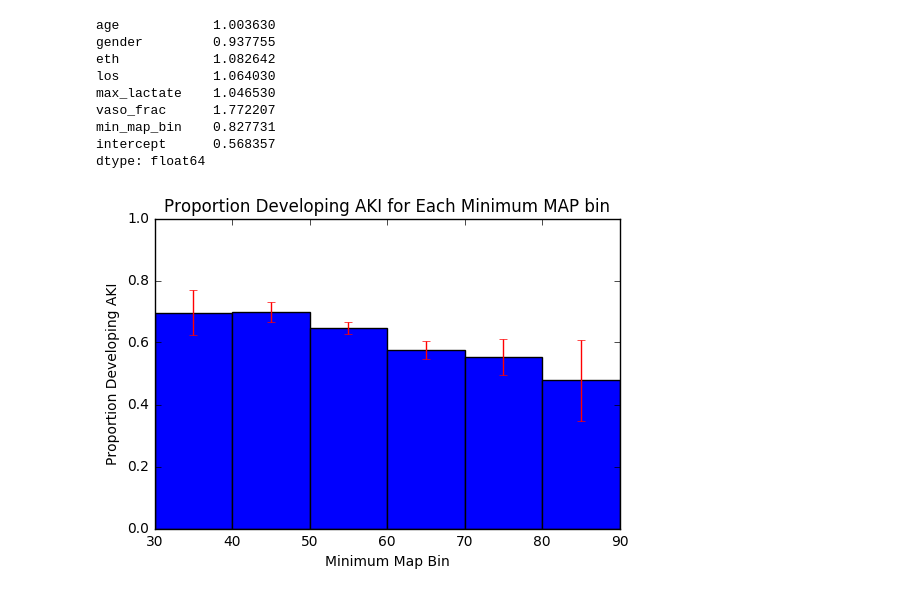
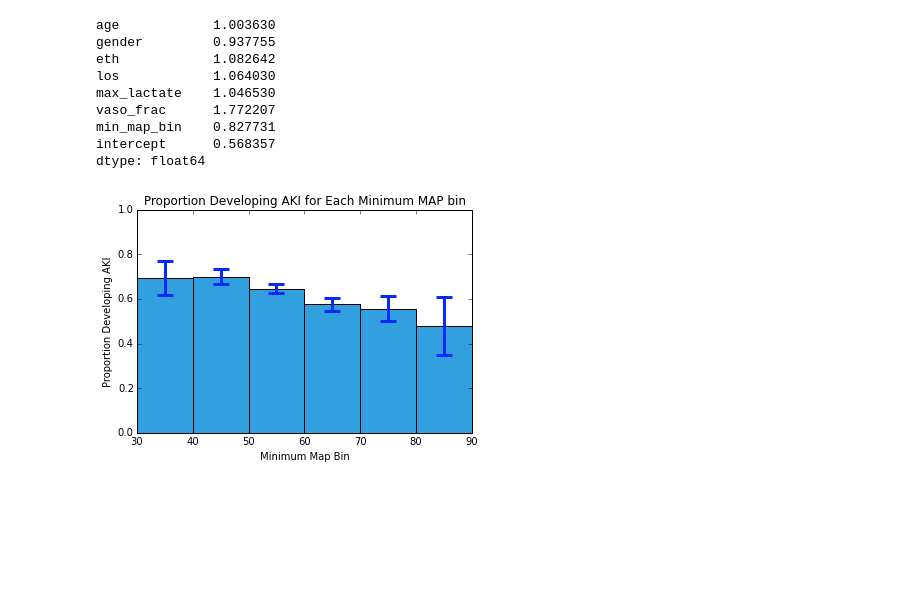
Before and after one commit to nalinimsingh/HST.953-AKI-Prediction, a Jupyter notebook: data_analysis/chen_final_analysis.ipynb, the cells around one changed output. Cells and saved outputs as stored; diff of their text form; code cells hidden in the pictures; blank space fills up the shorter version.

Commit message:
Make error bars larger

```diff
--- a/data_analysis/chen_final_analysis.ipynb
+++ b/data_analysis/chen_final_analysis.ipynb
@@ -170,29 +170,35 @@ for binnum in range(0, 7):
 # %%
 # Bar chart of fraction of patients developing AKI within 72 hours for each minimum MAP bin
 
 
 akiprops=np.zeros([7,3])
 for binnum in range(0,len(akimaptimes)):
     # First bootstrap the aki times
     binaries = np.append(np.ones(akinums[binnum,0]), np.zeros(akinums[binnum,1]))
 
     akiprops[binnum,:]= bootstrap_CI(binaries)
 
 relativeerrors = akiprops[:,[0,2]].transpose()
 for i in range(0,7):
     relativeerrors[:,i]=relativeerrors[:,i]-akiprops[i,1]
 relativeerrors = abs(relativeerrors)
-plt.bar(range(30, 81, 10), akinums[:-1,2], 10)
-plt.errorbar(range(35, 86, 10), akinums[:-1,2], relativeerrors[:,:-1], ecolor='red', linestyle='none')
+plt.bar(range(30, 81, 10), akinums[:-1,2], 10, color='#32A0DF')
+(_, caps, _) = plt.errorbar(range(35, 86, 10), akinums[:-1,2], relativeerrors[:,:-1], ecolor='#052AFA', linestyle='none',
+                            elinewidth=3, capsize=8)
+for cap in caps:
+    cap.set_markeredgewidth(3)
+
+plt.show
+
 plt.xlabel('Minimum Map Bin')
 plt.ylabel('Proportion Developing AKI')
 plt.title('Proportion Developing AKI for Each Minimum MAP bin')
 axes = plt.gca()
 #axes.set_xlim([xmin,xmax])
 axes.set_ylim([0,1])
 plt.show()
 # %% [output]
-[figure, old version]
+[figure, new version]
 # %%
 # Scatter plot of minimum map achieved to time of AKI development from admission
 for i in range(0, len(akimaptimes)):
```
Also changed, not shown: parts of 4 cells of this notebook, 1 other file.
